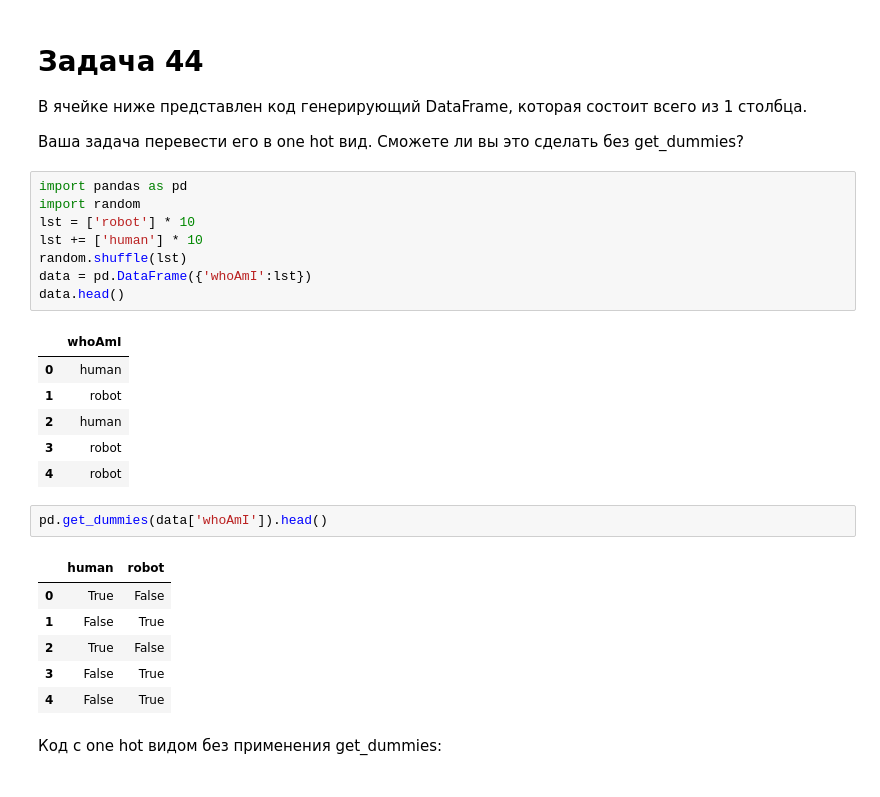
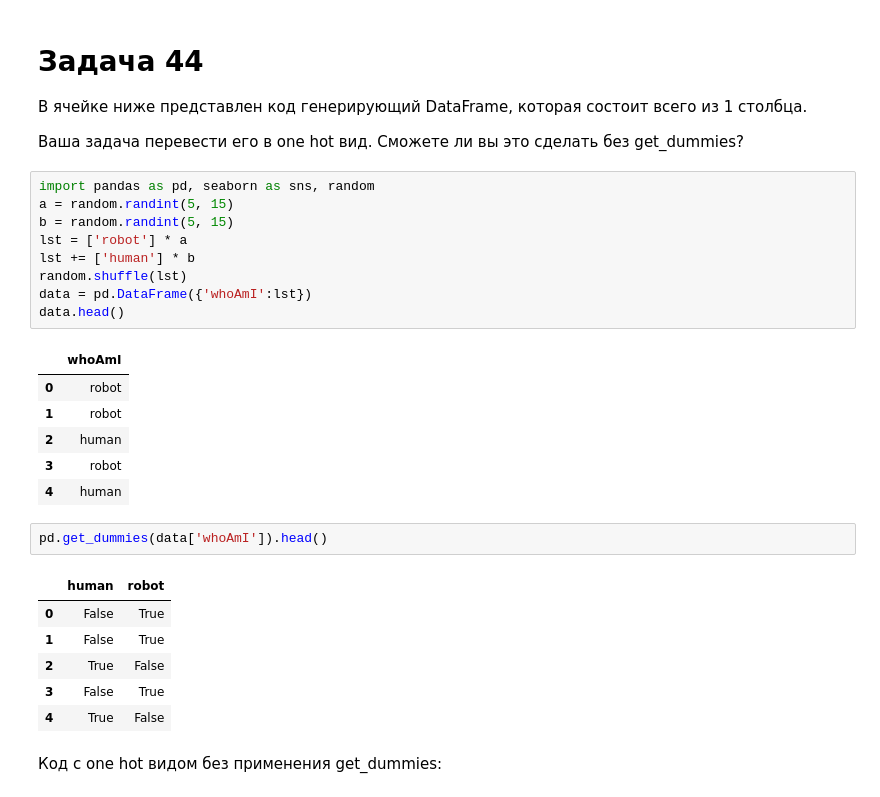
Before and after one commit to LidiyaLesnikova/PYTHON_DZ, a Jupyter notebook: DZ10/task44.ipynb, the cells around one changed output. Saved outputs shown, nothing was run; the diff lists cells and outputs as text.

```diff
--- a/DZ10/task44.ipynb
+++ b/DZ10/task44.ipynb
@@ -4,28 +4,29 @@
 
 Ваша задача перевести его в one hot вид. Сможете ли вы это сделать без get_dummies?
 # %%
-import pandas as pd
-import random
-lst = ['robot'] * 10
-lst += ['human'] * 10
+import pandas as pd, seaborn as sns, random
+a = random.randint(5, 15)
+b = random.randint(5, 15)
+lst = ['robot'] * a
+lst += ['human'] * b
 random.shuffle(lst)
 data = pd.DataFrame({'whoAmI':lst})
 data.head()
 # %% [output]
 |  | whoAmI |
-| 0 | human |
+| 0 | robot |
 | 1 | robot |
 | 2 | human |
 | 3 | robot |
-| 4 | robot |
+| 4 | human |
 # %%
 pd.get_dummies(data['whoAmI']).head()
 # %% [output]
 |  | human | robot |
-| 0 | True | False |
+| 0 | False | True |
 | 1 | False | True |
 | 2 | True | False |
 | 3 | False | True |
-| 4 | False | True |
+| 4 | True | False |
 # %% [markdown]
 Код с one hot видом без применения get_dummies:
```
Also changed, not shown: parts of 4 cells of this notebook.
